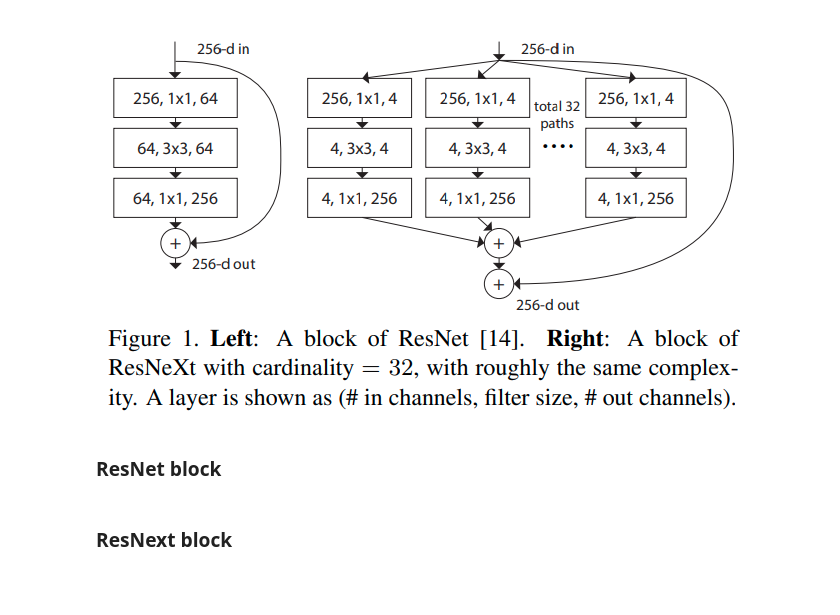
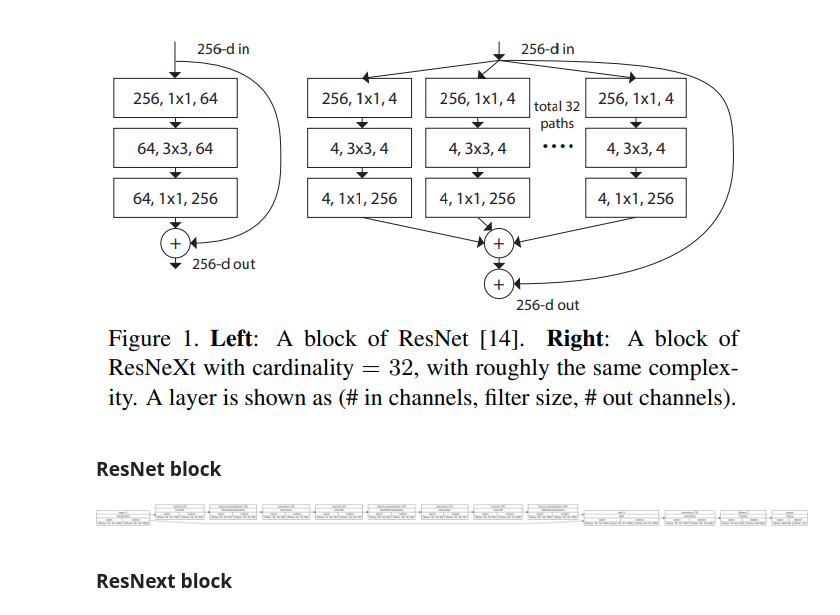
Before and after one commit to MilyangParkJaeHun/PapersWithCode, a Jupyter notebook: BackboneNetwork/ResNext/ResNext.ipynb, the cells around one changed output. Saved outputs shown, nothing was run; the diff lists cells and outputs as text; code cells hidden in the pictures; blank space fills up the shorter version.

Commit message:
Add resnet block diagram

```diff
--- a/BackboneNetwork/ResNext/ResNext.ipynb
+++ b/BackboneNetwork/ResNext/ResNext.ipynb
@@ -67,6 +67,27 @@ def resnet_block(filters, kernel_size=3, strides=1,
         x = Activation('relu')(x)
         return x
     return layer_fn
+# %%
+def resnet_block_example(input_shape, num_classes):
+    input = Input(shape=input_shape)
+    x = resnet_block(256)(input)
+    x = Flatten()(x)
+    output = Dense(num_classes, activation='softmax', name='output')(x)
+    model = Model(inputs=input, outputs=output)
+
+    return model
+# %%
+num_classes = 10
+input_shape = [32, 32, 256]
+batch_input_shape = tf.TensorShape((None, *input_shape))
+# %%
+model = resnet_block_example(input_shape, num_classes)
+model.build(input_shape=batch_input_shape)
+
+dot_img_file = 'ResNet_block_example.png'
+tf.keras.utils.plot_model(model, to_file=dot_img_file, show_shapes=True, rankdir='LR')
+# %% [output]
+[figure, added]
 # %% [markdown]
 ### ResNext block
 # %%
```
Also changed, not shown: parts of 1 cell of this notebook.
